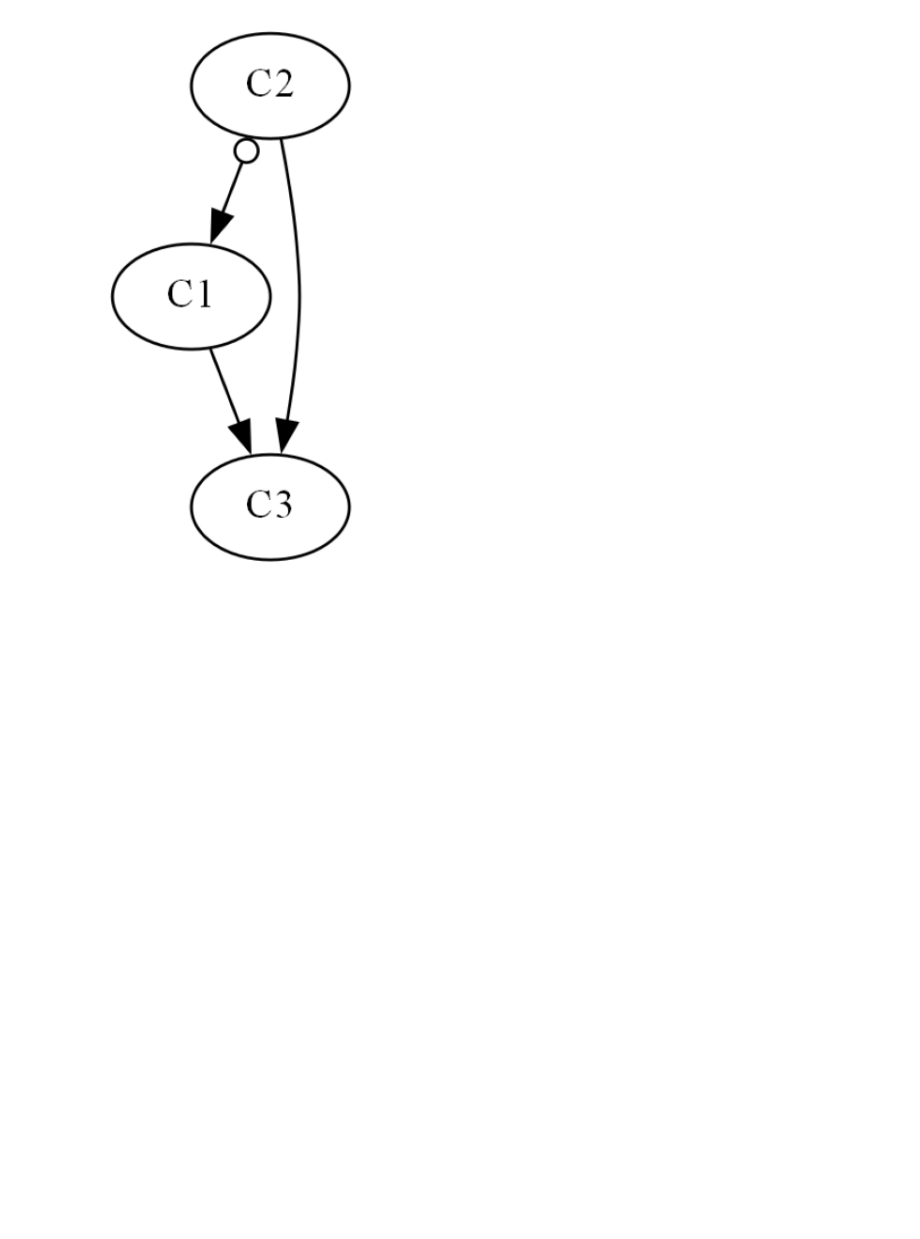
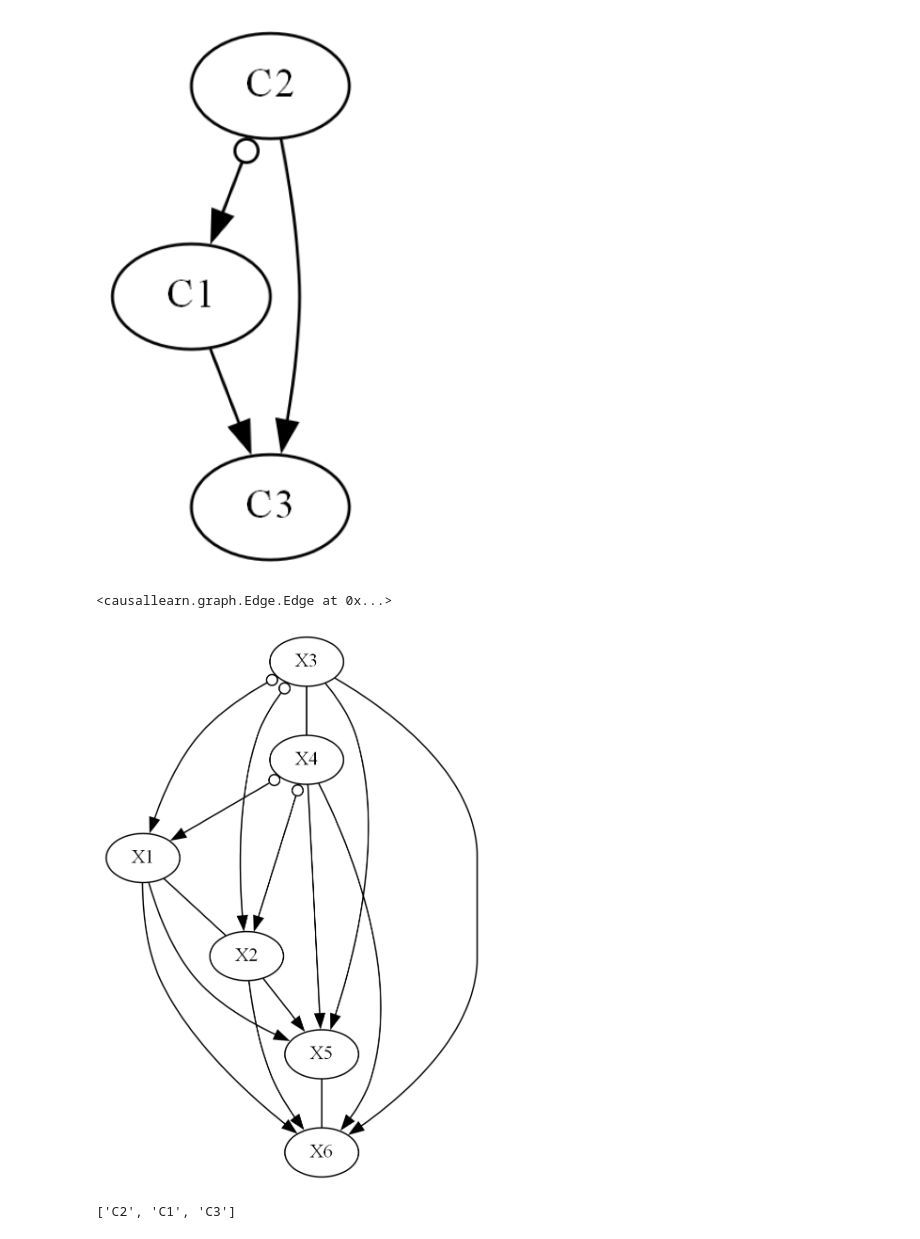
Before and after one commit to JanMarcoRuizdeVargas/clustercausal, a Jupyter notebook: Cluster_FCI_2_playground.ipynb, the cells around one changed output. Saved outputs shown, nothing was run; the diff lists cells and outputs as text; code cells hidden in the pictures; blank space fills up the shorter version.

```diff
--- a/Cluster_FCI_2_playground.ipynb
+++ b/Cluster_FCI_2_playground.ipynb
@@ -14,5 +14,5 @@ The autoreload extension is already loaded. To reload it, use:
   %reload_ext autoreload
 # %%
 cluster_dag = ClusterDAG(cluster_mapping = {'C1' : ['X1', 'X2'], 'C2' : ['X3', 'X4'], 'C3' : ['X5', 'X6']}, \
-                         cluster_edges = [('C1', 'C3'), ('C2', 'C3'), ('C1', 'C2')], \
+                         cluster_edges = [('C1', 'C3'), ('C2', 'C3'), ('C2', 'C1')], \
                          cluster_bidirected_edges=[('C1', 'C2')])
@@ -22,0 +28,12 @@ cluster_dag.cluster_graph.draw_pydot_graph()
+# %%
+cluster_dag.cluster_graph.G.get_graph_edges()[0]
+# %% [output]
+<causallearn.graph.Edge.Edge at 0x...>
+# %%
+cluster_dag.cg.draw_pydot_graph()
+# %% [output]
+[figure, added]
+# %%
+cluster_dag.get_cluster_topological_ordering()
+# %% [output]
+['C2', 'C1', 'C3']
```
Also changed, not shown: parts of 2 cells of this notebook, 2 other files.
